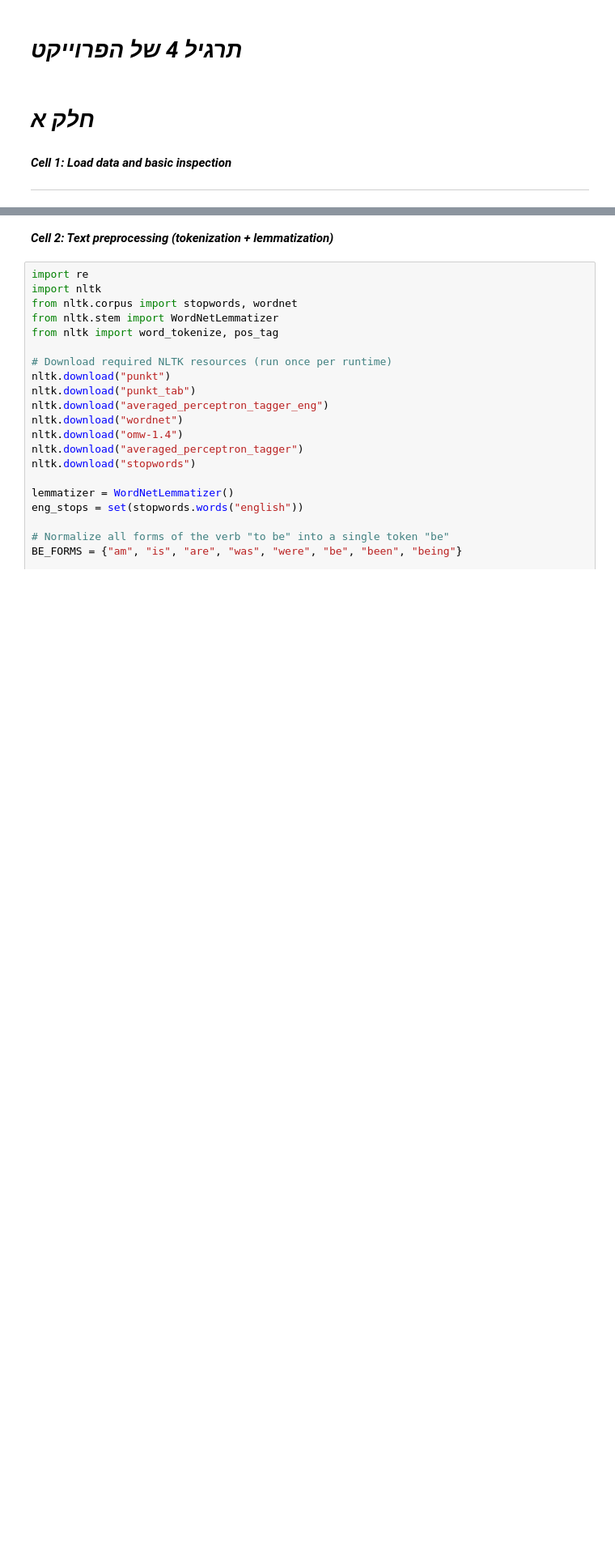
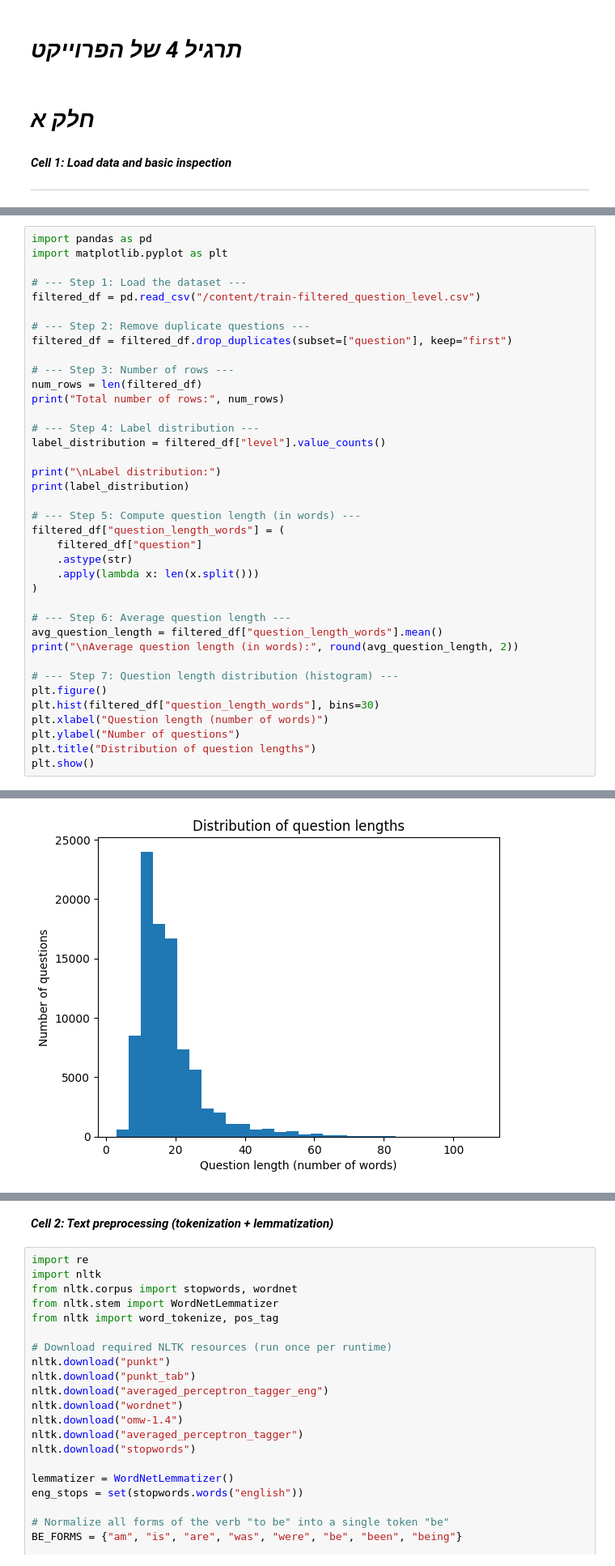
Before and after one commit to eliyahuav/NLP-project, a Jupyter notebook: PART5_Deep Learning for Text Classification.ipynb, the cells around one changed output, grey strips where cells are left out. Shown at 81% size. Cells and saved outputs as stored; diff of their text form; blank space fills up the shorter version.

```diff
--- a/PART5_Deep Learning for Text Classification.ipynb
+++ b/PART5_Deep Learning for Text Classification.ipynb
@@ -35,0 +52,39 @@ FileNotFoundError: [Errno 2] No such file or directory: '/content/train-filtered
+# %%
+import pandas as pd
+import matplotlib.pyplot as plt
+
+# --- Step 1: Load the dataset ---
+filtered_df = pd.read_csv("/content/train-filtered_question_level.csv")
+
+# --- Step 2: Remove duplicate questions ---
+filtered_df = filtered_df.drop_duplicates(subset=["question"], keep="first")
+
+# --- Step 3: Number of rows ---
+num_rows = len(filtered_df)
+print("Total number of rows:", num_rows)
+
+# --- Step 4: Label distribution ---
+label_distribution = filtered_df["level"].value_counts()
+
+print("\nLabel distribution:")
+print(label_distribution)
+
+# --- Step 5: Compute question length (in words) ---
+filtered_df["question_length_words"] = (
+    filtered_df["question"]
+    .astype(str)
+    .apply(lambda x: len(x.split()))
+)
+
+# --- Step 6: Average question length ---
+avg_question_length = filtered_df["question_length_words"].mean()
+print("\nAverage question length (in words):", round(avg_question_length, 2))
+
+# --- Step 7: Question length distribution (histogram) ---
+plt.figure()
+plt.hist(filtered_df["question_length_words"], bins=30)
+plt.xlabel("Question length (number of words)")
+plt.ylabel("Number of questions")
+plt.title("Distribution of question lengths")
+plt.show()
+# %% [output]
@@ -35,0 +101 @@ FileNotFoundError: [Errno 2] No such file or directory: '/content/train-filtered
+[figure, added]
```
Also changed, not shown: parts of 3 cells of this notebook.
